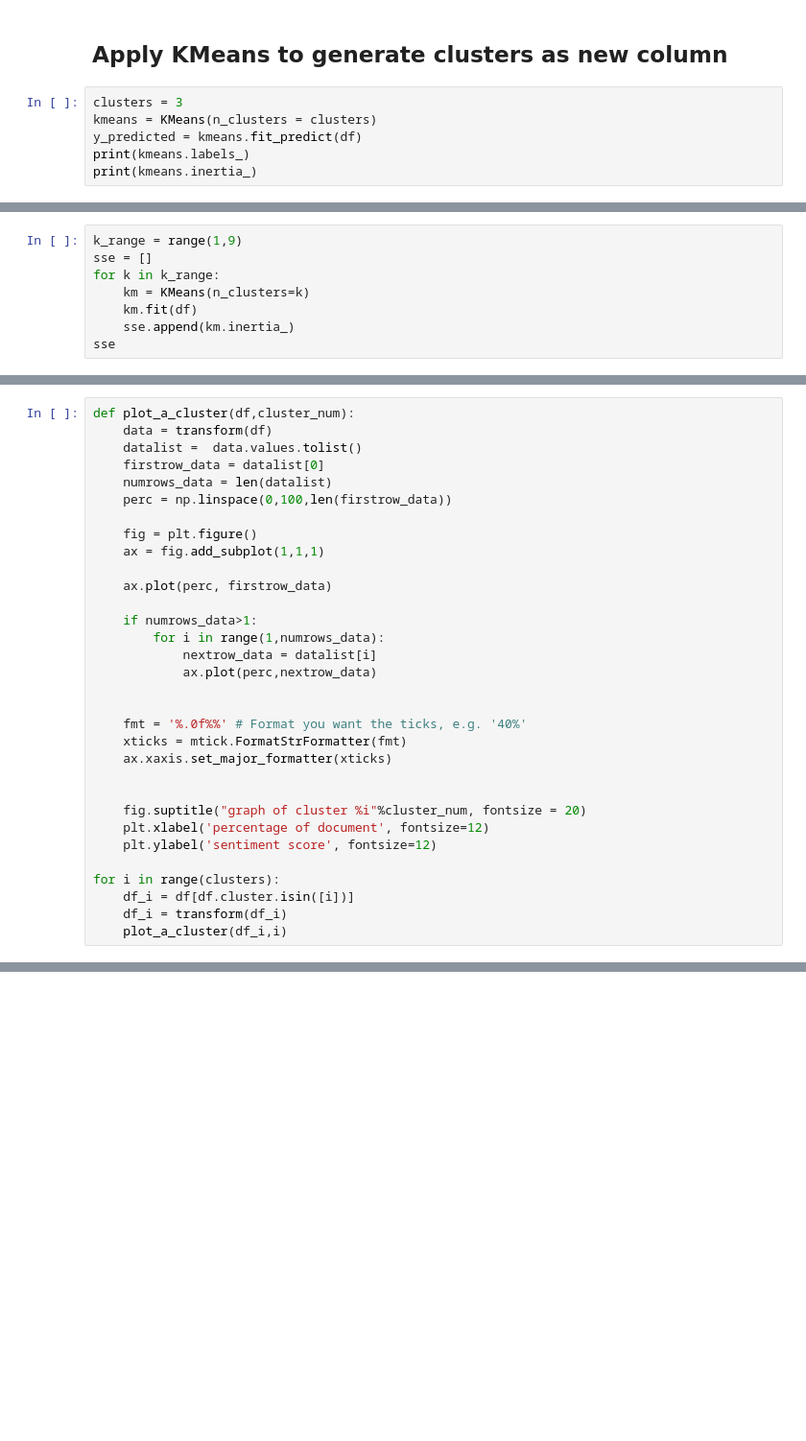
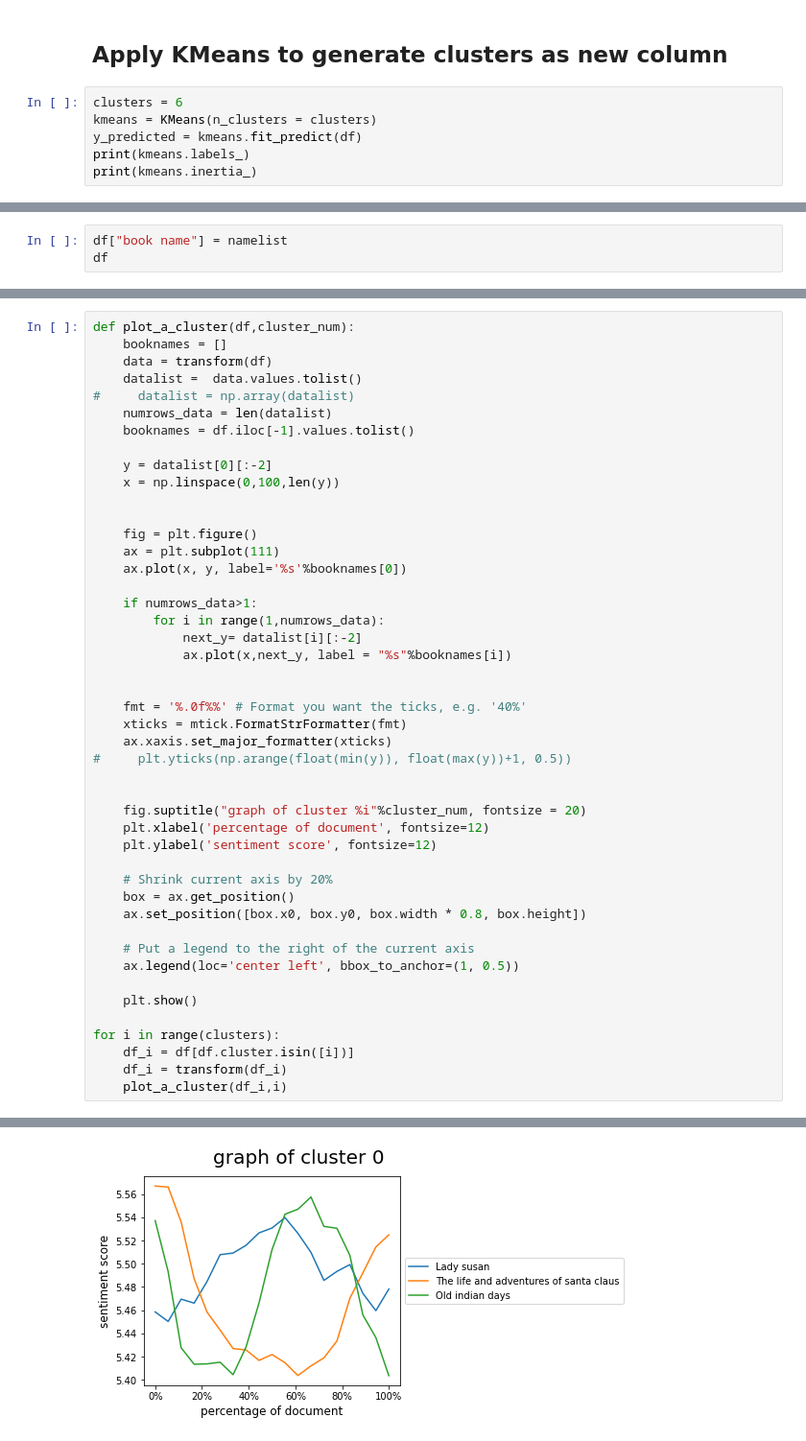
Before and after one commit to yumiobuchi/shape-of-stories, a Jupyter notebook: clustering.ipynb, the cells around one changed output, grey strips where cells are left out. Shown: that part at 96% size. Cells and saved outputs as stored; diff of their text form; blank space fills up the shorter version.

Commit message:
processing and graphing more books

```diff
--- a/clustering.ipynb
+++ b/clustering.ipynb
@@ -19,7 +61,7 @@ df.head()
 # %% [markdown]
 ## Apply KMeans to generate clusters as new column
 # %%
-clusters = 3
+clusters = 6
 kmeans = KMeans(n_clusters = clusters)
 y_predicted = kmeans.fit_predict(df)
 print(kmeans.labels_)
@@ -46,8 +75,0 @@ df
-# %%
-k_range = range(1,9)
-sse = []
-for k in k_range:
-    km = KMeans(n_clusters=k)
-    km.fit(df)
-    sse.append(km.inertia_)
-sse
@@ -91,0 +78,3 @@ def transform(df):
+# %%
+df["book name"] = namelist
+df
@@ -92,31 +105,45 @@ def transform(df):
 # %%
 def plot_a_cluster(df,cluster_num):
+    booknames = []
     data = transform(df)
     datalist =  data.values.tolist()
-    firstrow_data = datalist[0]
+#     datalist = np.array(datalist)
     numrows_data = len(datalist)
-    perc = np.linspace(0,100,len(firstrow_data))
+    booknames = df.iloc[-1].values.tolist()
+
+    y = datalist[0][:-2]
+    x = np.linspace(0,100,len(y))
+
 
     fig = plt.figure()
-    ax = fig.add_subplot(1,1,1)
-
-    ax.plot(perc, firstrow_data)
+    ax = plt.subplot(111)
+    ax.plot(x, y, label='%s'%booknames[0])
 
     if numrows_data>1:
         for i in range(1,numrows_data):
-            nextrow_data = datalist[i]
-            ax.plot(perc,nextrow_data)
+            next_y= datalist[i][:-2]
+            ax.plot(x,next_y, label = "%s"%booknames[i])
 
 
     fmt = '%.0f%%' # Format you want the ticks, e.g. '40%'
     xticks = mtick.FormatStrFormatter(fmt)
     ax.xaxis.set_major_formatter(xticks)
+#     plt.yticks(np.arange(float(min(y)), float(max(y))+1, 0.5))
 
 
     fig.suptitle("graph of cluster %i"%cluster_num, fontsize = 20)
     plt.xlabel('percentage of document', fontsize=12)
     plt.ylabel('sentiment score', fontsize=12)
 
+    # Shrink current axis by 20%
+    box = ax.get_position()
+    ax.set_position([box.x0, box.y0, box.width * 0.8, box.height])
+
+    # Put a legend to the right of the current axis
+    ax.legend(loc='center left', bbox_to_anchor=(1, 0.5))
+
+    plt.show()
+
 for i in range(clusters):
     df_i = df[df.cluster.isin([i])]
     df_i = transform(df_i)
@@ -128,0 +152 @@ for i in range(clusters):
+[figure, added]
```
Also changed, not shown: parts of 15 cells of this notebook, 22 other files.
